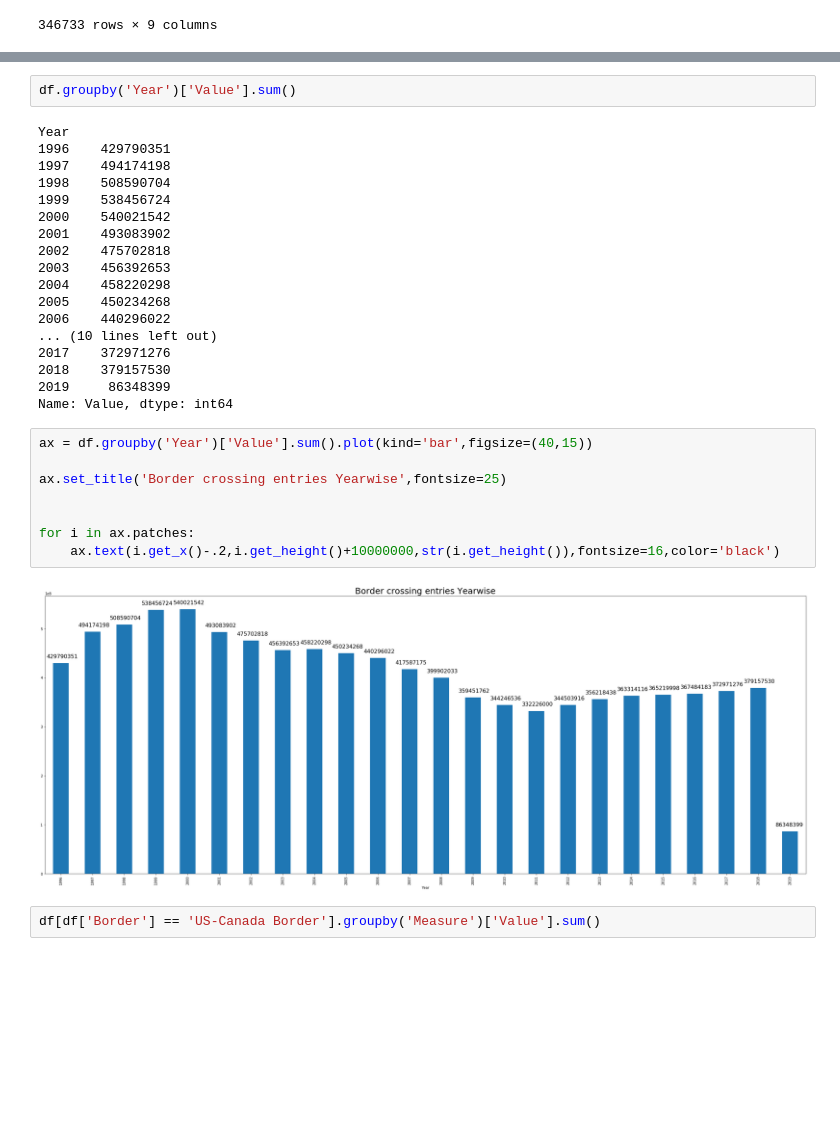
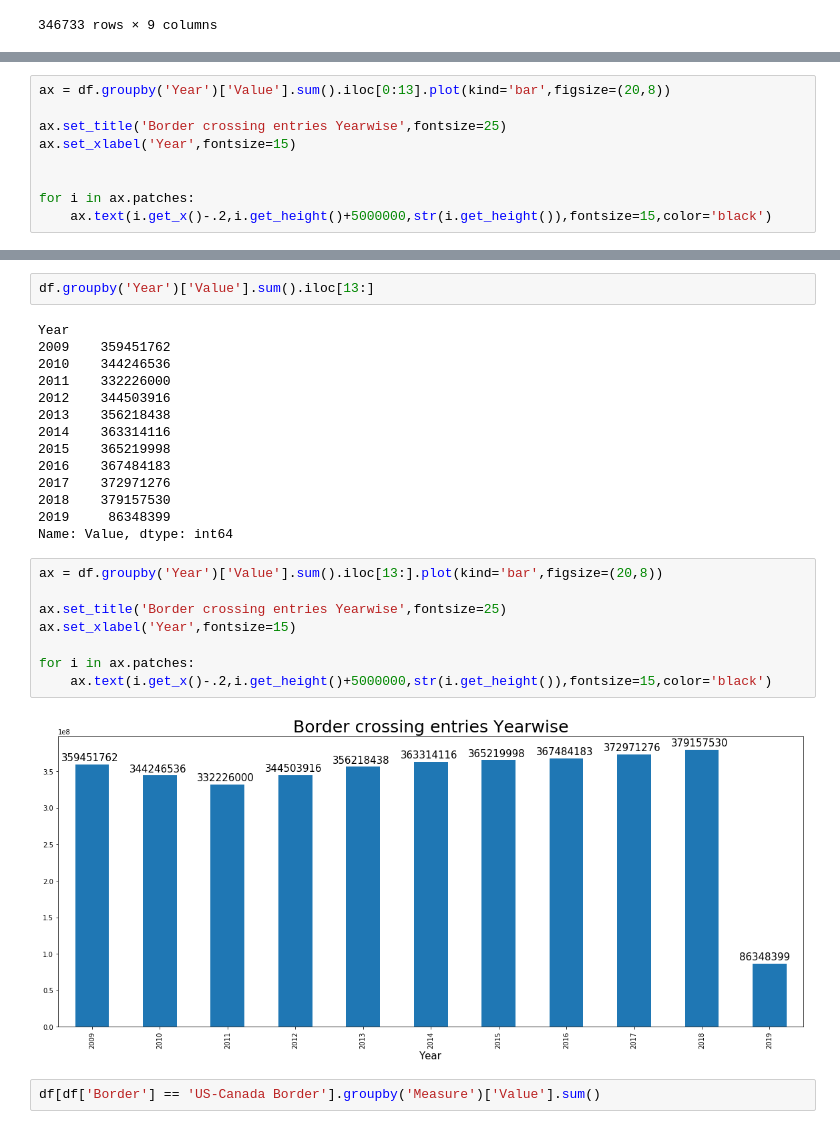
Before and after one commit to Urv72/US-Border-crossing-data-analysis, a Jupyter notebook: First US border crossings.ipynb, the cells around one changed output, grey strips where cells are left out. Cells and saved outputs as stored; diff of their text form; blank space fills up the shorter version.

```diff
--- a/First US border crossings.ipynb
+++ b/First US border crossings.ipynb
@@ -194,0 +210,9 @@ df
+# %%
+ax = df.groupby('Year')['Value'].sum().iloc[0:13].plot(kind='bar',figsize=(20,8))
+
+ax.set_title('Border crossing entries Yearwise',fontsize=25)
+ax.set_xlabel('Year',fontsize=15)
+
+
+for i in ax.patches:
+    ax.text(i.get_x()-.2,i.get_height()+5000000,str(i.get_height()),fontsize=15,color='black')
@@ -195,33 +221,29 @@ df
 # %%
-df.groupby('Year')['Value'].sum()
+df.groupby('Year')['Value'].sum().iloc[13:]
 # %% [output]
 Year
-1996    429790351
-1997    494174198
-1998    508590704
-1999    538456724
-2000    540021542
-2001    493083902
-2002    475702818
-2003    456392653
-2004    458220298
-2005    450234268
-2006    440296022
-... (10 lines left out)
+2009    359451762
+2010    344246536
+2011    332226000
+2012    344503916
+2013    356218438
+2014    363314116
+2015    365219998
+2016    367484183
 2017    372971276
 2018    379157530
 2019     86348399
 Name: Value, dtype: int64
 # %%
-ax = df.groupby('Year')['Value'].sum().plot(kind='bar',figsize=(40,15))
+ax = df.groupby('Year')['Value'].sum().iloc[13:].plot(kind='bar',figsize=(20,8))
 
 ax.set_title('Border crossing entries Yearwise',fontsize=25)
-
+ax.set_xlabel('Year',fontsize=15)
 
 for i in ax.patches:
-    ax.text(i.get_x()-.2,i.get_height()+10000000,str(i.get_height()),fontsize=16,color='black')
+    ax.text(i.get_x()-.2,i.get_height()+5000000,str(i.get_height()),fontsize=15,color='black')
 # %% [output]
-[figure, old version]
+[figure, new version]
 # %%
 df[df['Border'] == 'US-Canada Border'].groupby('Measure')['Value'].sum()
 # %% [output]
```
Also changed, not shown: parts of 2 cells of this notebook.
